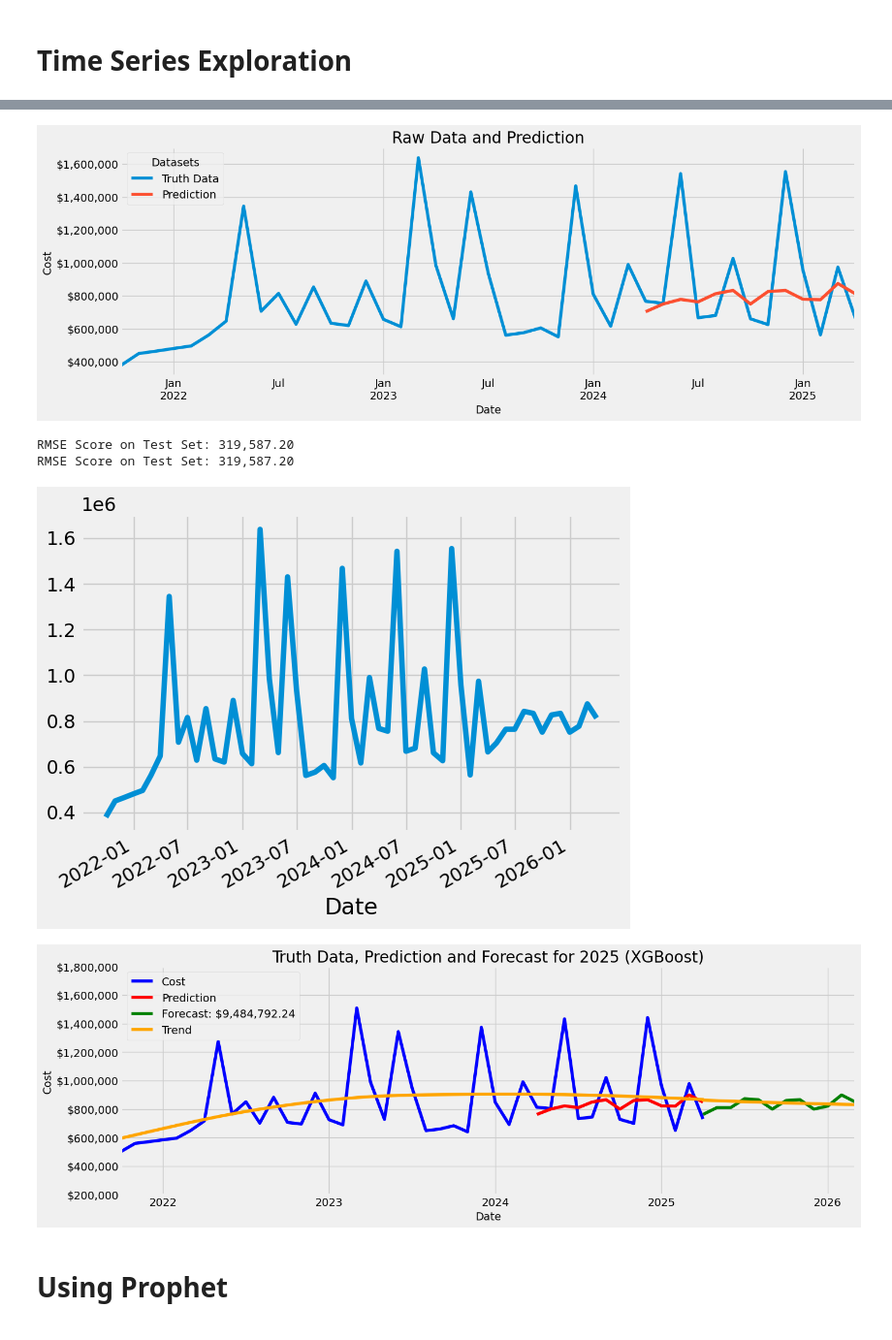
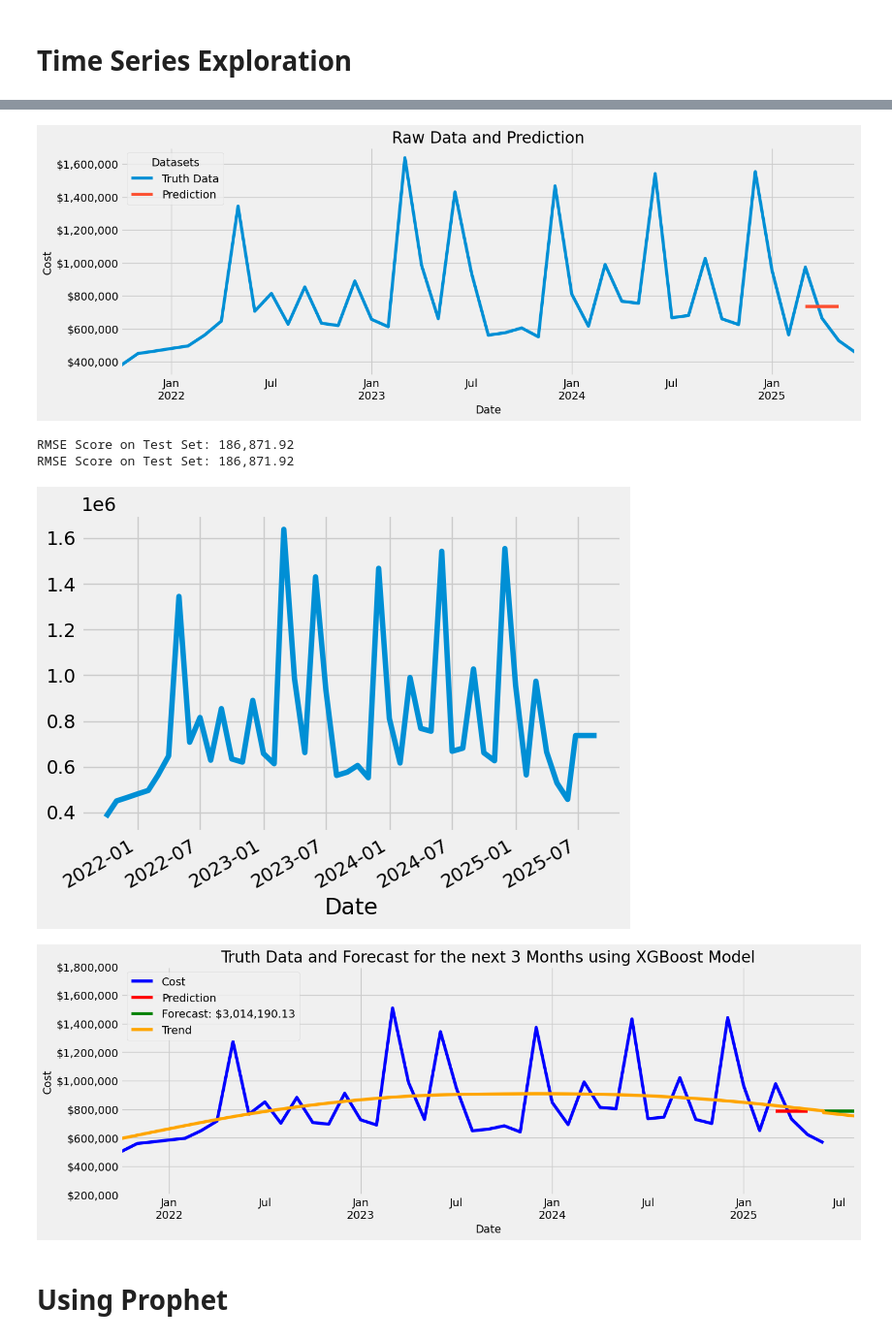
Before and after one commit to jorgeerodriguez/FinOps_AWS, a Jupyter notebook: FinOps_AWS_Forecasting.ipynb, the cells around one changed output, grey strips where cells are left out. Shown at 97% size. Cells and saved outputs as stored; diff of their text form; code cells hidden in the pictures.

Commit message:
Updating dates for Forecasting

```diff
--- a/FinOps_AWS_Forecasting.ipynb
+++ b/FinOps_AWS_Forecasting.ipynb
@@ -96,3 +96,6 @@ last_date = '05-01-2025' ### <April> and will keep moving as we move on the cale
+# %%
+splite_date = '03-01-2025'### (M-D-Y) 3 months before the last day of a full month we are on the calendar year. <March>
+last_date = '06-01-2025' ### <Jun> and will keep moving as we move on the calendar
 # %%
 def create_features(df):
     '''
@@ -110,6 +113,10 @@ def create_features(df):
     #df['6_month_lag'] = df['Cost'].shift(6)
     #df['12_month_lag'] = df['Cost'].shift(12)
     #df['24_month_lag'] = df['Cost'].shift(24)
+    df['3_month_mean'] = df['Cost'].rolling(window = 3).mean()
+    df['3_month_mean'] = df['Cost'].rolling(window = 3).std()
+    df['3_month_max'] = df['Cost'].rolling(window = 3).max()
+    df['3_month_min'] = df['Cost'].rolling(window = 3).min()
     #df['6_month_mean'] = df['Cost'].rolling(window = 6).mean()
     #df['12_month_mean'] = df['Cost'].rolling(window = 12).mean()
     #df['24_month_mean'] = df['Cost'].rolling(window = 24).mean()
@@ -224,8 +231,12 @@ print('RMSE Score on Test Set:', num)
 from xgboost import XGBRegressor
 model = XGBRegressor()
 
-Cost = df_ml[-12:]['Cost'].values
-Date_str = df_ml[-12:].index.values + pd.to_timedelta(52, 'W')
+PERIODS = 3 # Number of months to forecast
+
+#Cost = df_ml[-12:]['Cost'].values # for 12 months
+Cost = df_ml[-PERIODS:]['Cost'].values # for 3 months
+#Date_str = df_ml[-12:].index.values + pd.to_timedelta(52, 'W') # for 12 months
+Date_str = df_ml[-PERIODS:].index.values + pd.to_timedelta((PERIODS*4), 'W') # for 3 months
 data = {'Date_str': Date_str,'Cost' : Cost}
 df_now = pd.DataFrame(data)
 df_now['Date'] = pd.to_datetime(df_now['Date_str'])
@@ -268,7 +279,8 @@ formatter.set_scientific(False)
 ax.yaxis.set_major_formatter(formatter)
 current_values = plt.gca().get_yticks()
 plt.gca().set_yticklabels(['${:,}'.format(int(val)) for val in current_values])
-ax.set_title('Truth Data, Prediction and Forecast for 2025 (XGBoost)')
+# ax.set_title('Truth Data, Prediction and Forecast for 2025 (XGBoost)')
+ax.set_title(f'Truth Data and Forecast for the next {PERIODS} Months using XGBoost Model')
 ax.legend(loc='upper left', title='')
 ax.set_xlabel("Date", fontsize=14)
 ax.set_ylabel("Cost", fontsize=14)
@@ -285,8 +296,8 @@ plt.show()
-[figure, old version]
+[figure, new version]
-RMSE Score on Test Set: 319,587.20
-RMSE Score on Test Set: 319,587.20
+RMSE Score on Test Set: 186,871.92
+RMSE Score on Test Set: 186,871.92
-[figure, old version]
+[figure, new version]
-[figure, old version]
+[figure, new version]
 # %% [markdown]
 # Using Prophet
 # %%
```
Also changed, not shown: parts of 14 cells of this notebook, 5 other files.
